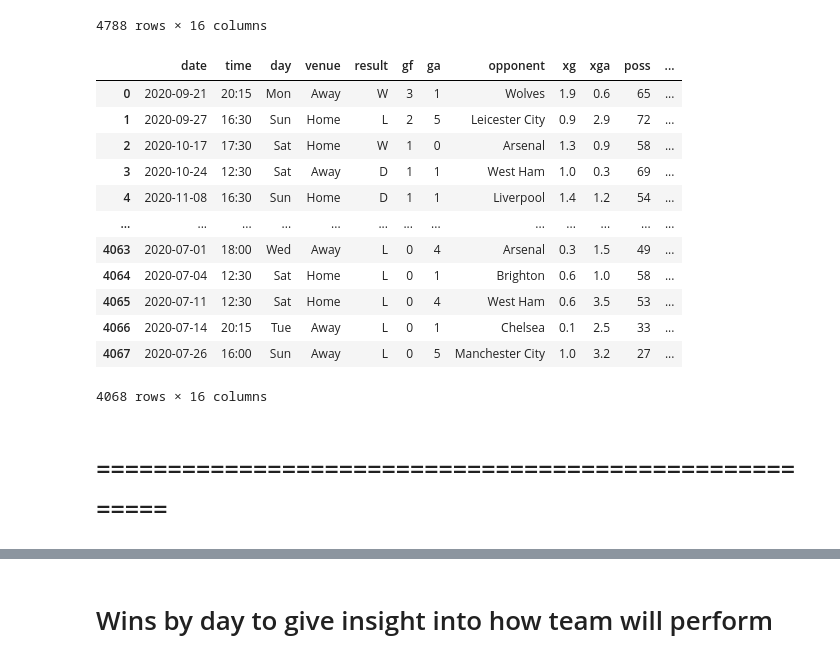
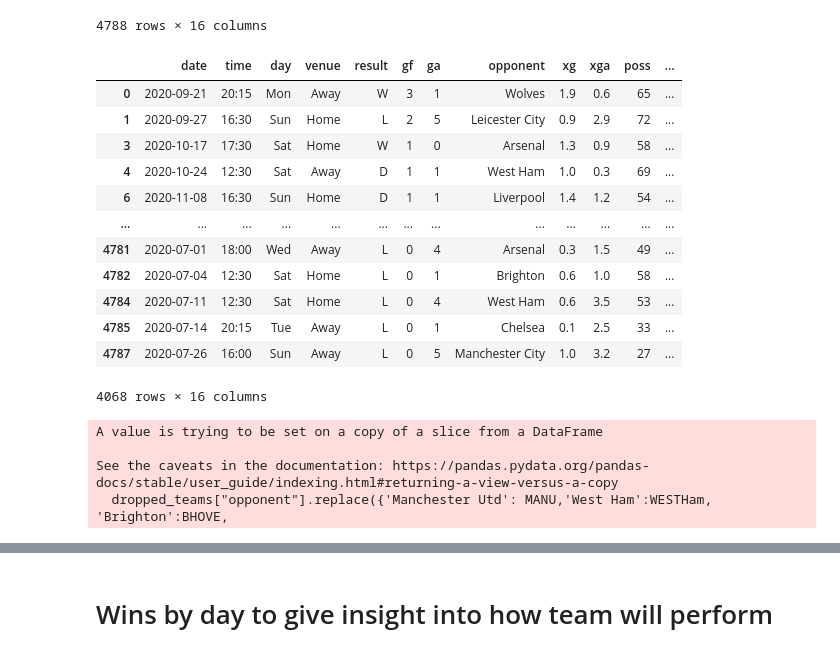
Before and after one commit to sbs24066/Can-data-be-used-to-gain-a-statistical-advantage-in-sports-betting-, a Jupyter notebook: Strategic_Thinking_HDIP2024_CA3_David_Mooney_sbs24066.ipynb, the cells around one changed output, grey strips where cells are left out. Cells and saved outputs as stored; diff of their text form; code cells hidden in the pictures.

```diff
--- a/Strategic_Thinking_HDIP2024_CA3_David_Mooney_sbs24066.ipynb
+++ b/Strategic_Thinking_HDIP2024_CA3_David_Mooney_sbs24066.ipynb
@@ -191,19 +193,20 @@ dropped_teams = prem_Team_Drop[~prem_Team_Drop['team'].isin(teamsDROP)]
 # %%
 #dropping opponents that arent playing in the premeier league in 2024
 opponentsDROP = ["Leeds United", "Burnley", "West Brom", "Sheffield Utd", "Luton Town", "Watford"]
 dropped_teams = prem_Team_Drop[~prem_Team_Drop['opponent'].isin(opponentsDROP)]
 dropped_teams.reset_index(drop=True)
+dropped_teams
 # %% [output]
 |  | date | time | day | venue | result | gf | ga | opponent | xg | xga | poss | ... |
 | 0 | 2020-09-21 | 20:15 | Mon | Away | W | 3 | 1 | Wolves | 1.9 | 0.6 | 65 | ... |
 | 1 | 2020-09-27 | 16:30 | Sun | Home | L | 2 | 5 | Leicester City | 0.9 | 2.9 | 72 | ... |
-| 2 | 2020-10-17 | 17:30 | Sat | Home | W | 1 | 0 | Arsenal | 1.3 | 0.9 | 58 | ... |
-| 3 | 2020-10-24 | 12:30 | Sat | Away | D | 1 | 1 | West Ham | 1.0 | 0.3 | 69 | ... |
-| 4 | 2020-11-08 | 16:30 | Sun | Home | D | 1 | 1 | Liverpool | 1.4 | 1.2 | 54 | ... |
+| 3 | 2020-10-17 | 17:30 | Sat | Home | W | 1 | 0 | Arsenal | 1.3 | 0.9 | 58 | ... |
+| 4 | 2020-10-24 | 12:30 | Sat | Away | D | 1 | 1 | West Ham | 1.0 | 0.3 | 69 | ... |
+| 6 | 2020-11-08 | 16:30 | Sun | Home | D | 1 | 1 | Liverpool | 1.4 | 1.2 | 54 | ... |
 | ... | ... | ... | ... | ... | ... | ... | ... | ... | ... | ... | ... | ... |
-| 4063 | 2020-07-01 | 18:00 | Wed | Away | L | 0 | 4 | Arsenal | 0.3 | 1.5 | 49 | ... |
-| 4064 | 2020-07-04 | 12:30 | Sat | Home | L | 0 | 1 | Brighton | 0.6 | 1.0 | 58 | ... |
-| 4065 | 2020-07-11 | 12:30 | Sat | Home | L | 0 | 4 | West Ham | 0.6 | 3.5 | 53 | ... |
-| 4066 | 2020-07-14 | 20:15 | Tue | Away | L | 0 | 1 | Chelsea | 0.1 | 2.5 | 33 | ... |
-| 4067 | 2020-07-26 | 16:00 | Sun | Away | L | 0 | 5 | Manchester City | 1.0 | 3.2 | 27 | ... |
+| 4781 | 2020-07-01 | 18:00 | Wed | Away | L | 0 | 4 | Arsenal | 0.3 | 1.5 | 49 | ... |
+| 4782 | 2020-07-04 | 12:30 | Sat | Home | L | 0 | 1 | Brighton | 0.6 | 1.0 | 58 | ... |
+| 4784 | 2020-07-11 | 12:30 | Sat | Home | L | 0 | 4 | West Ham | 0.6 | 3.5 | 53 | ... |
+| 4785 | 2020-07-14 | 20:15 | Tue | Away | L | 0 | 1 | Chelsea | 0.1 | 2.5 | 33 | ... |
+| 4787 | 2020-07-26 | 16:00 | Sun | Away | L | 0 | 5 | Manchester City | 1.0 | 3.2 | 27 | ... |
 4068 rows × 16 columns
@@ -212,2 +213,18 @@ Prem_df_2024_teams = dropped_teams
-# %% [markdown]
-# *======================================================*
+# %%
+MANU = "Manchester United"
+WESTHam = 'West Ham United'
+BHOVE = 'Brighton and Hove Albion'
+WBROM = 'West Bromwich Albion'
+WOLVES = 'Wolverhampton Wanderers'
+SPURS = 'Tottenham Hotspur'
+NEWC = 'Newcastle United'
+NOTSF = 'Nottingham Forest'
+
+dropped_teams["opponent"].replace({'Manchester Utd': MANU,'West Ham':WESTHam, 'Brighton':BHOVE,
+                            'West Brom':WBROM, 'Wolves':WOLVES, 'Tottenham':SPURS,
+                            'Newcastle Utd':NEWC,'Nottingham Forest':NOTSF},inplace = True)
+# %% [output]
+A value is trying to be set on a copy of a slice from a DataFrame
+
+See the caveats in the documentation: https://pandas.pydata.org/pandas-docs/stable/user_guide/indexing.html#returning-a-view-versus-a-copy
+  dropped_teams["opponent"].replace({'Manchester Utd': MANU,'West Ham':WESTHam, 'Brighton':BHOVE,
```
Also changed, not shown: parts of 30 cells of this notebook.
